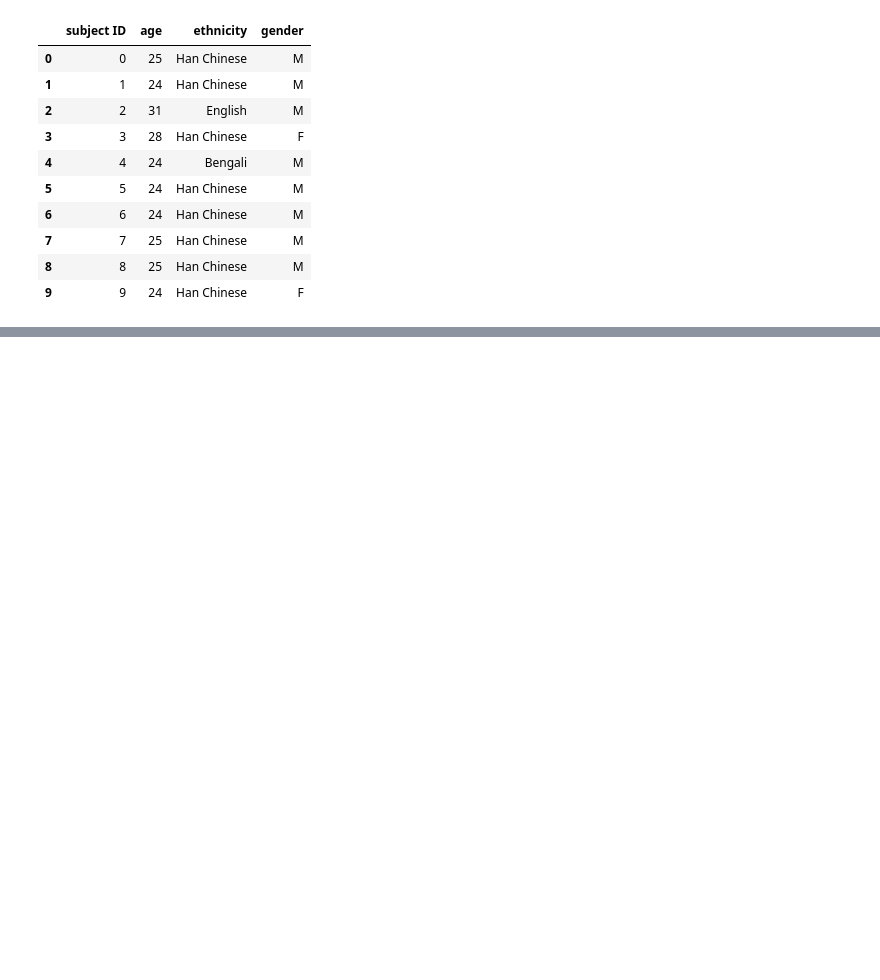
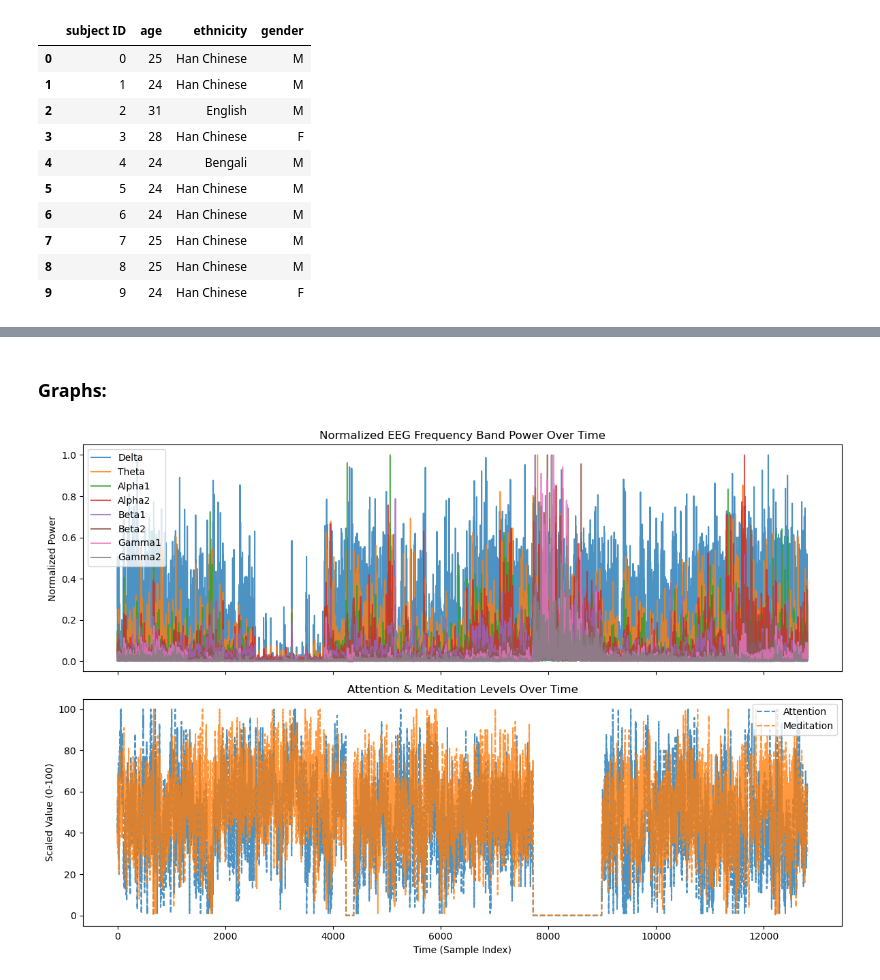
Before and after one commit to lseseri/EEG_confusion_analysis, a Jupyter notebook: Untitled.ipynb, the cells around one changed output, grey strips where cells are left out. Saved outputs shown, nothing was run; the diff lists cells and outputs as text; code cells hidden in the pictures; blank space fills up the shorter version.

Commit message:
adding some graphs and analysis

```diff
--- a/Untitled.ipynb
+++ b/Untitled.ipynb
@@ -37,0 +95,2 @@ eeg_df
+# %% [markdown]
+### Graphs:
@@ -37,0 +99,35 @@ eeg_df
+# %%
+from sklearn.preprocessing import MinMaxScaler
+
+# Define EEG features and other cognitive metrics
+eeg_bands = ["Delta", "Theta", "Alpha1", "Alpha2", "Beta1", "Beta2", "Gamma1", "Gamma2"]
+attention_meditation = ["Attention", "Meditation"]
+
+# Normalize EEG band power values using Min-Max Scaling
+scaler = MinMaxScaler()
+eeg_df[eeg_bands] = scaler.fit_transform(eeg_df[eeg_bands])
+
+# Create subplots: One for EEG frequency bands, one for Attention & Meditation
+fig, axes = plt.subplots(2, 1, figsize=(12, 8), sharex=True)
+
+# Plot EEG frequency bands
+for band in eeg_bands:
+    axes[0].plot(eeg_df.index, eeg_df[band], label=band, alpha=0.8)
+
+axes[0].set_title("Normalized EEG Frequency Band Power Over Time")
+axes[0].set_ylabel("Normalized Power")
+axes[0].legend()
+
+# Plot Attention & Meditation separately
+for metric in attention_meditation:
+    axes[1].plot(eeg_df.index, eeg_df[metric], label=metric, linestyle="dashed", alpha=0.8)
+
+axes[1].set_title("Attention & Meditation Levels Over Time")
+axes[1].set_xlabel("Time (Sample Index)")
+axes[1].set_ylabel("Scaled Value (0-100)")
+axes[1].legend()
+
+plt.tight_layout()
+plt.show()
+# %% [output]
+[figure, added]
```
Also changed, not shown: parts of 9 cells of this notebook.
